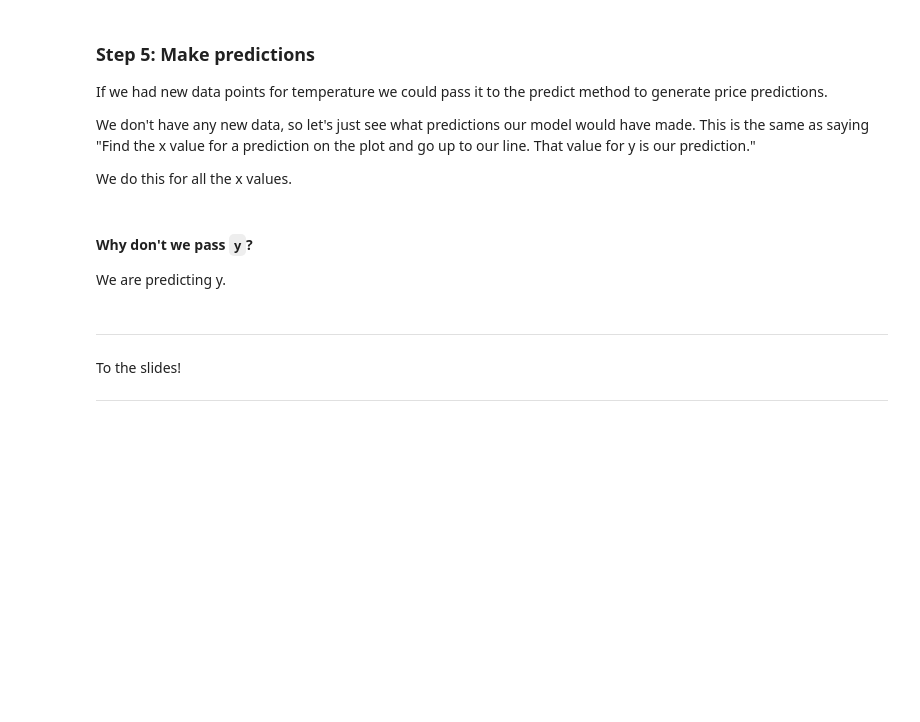
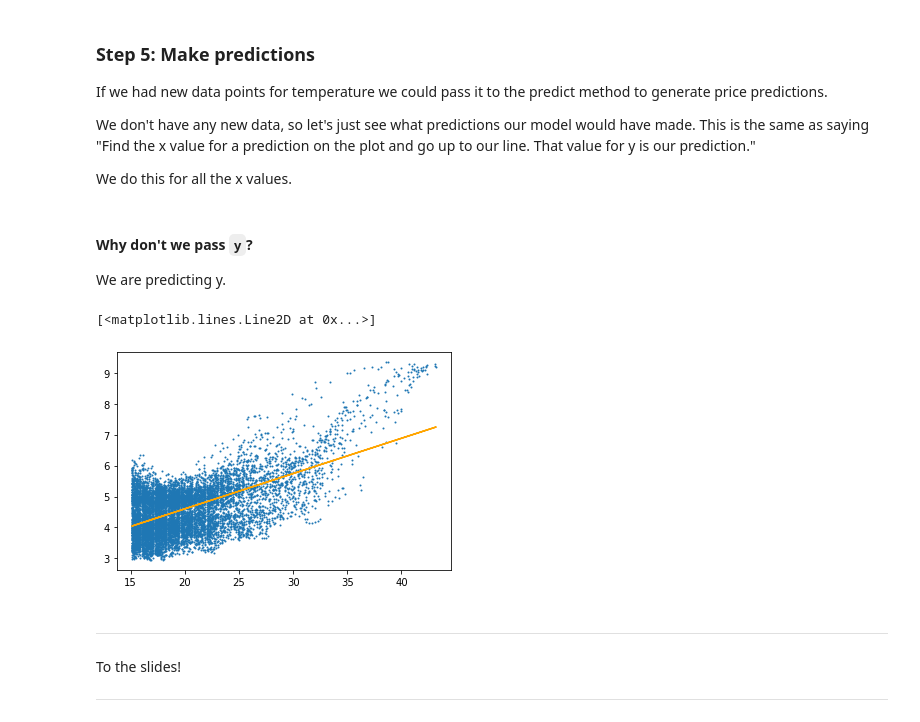
Before and after one commit to samar22basel/ITE_Machine_Learning_Workshop, a Jupyter notebook: Notebook/Lesson-linear-regression/starter-code.ipynb, the cells around one changed output. Cells and saved outputs as stored; diff of their text form; code cells hidden in the pictures; blank space fills up the shorter version.

```diff
--- a/Notebook/Lesson-linear-regression/starter-code.ipynb
+++ b/Notebook/Lesson-linear-regression/starter-code.ipynb
@@ -128,4 +166,4 @@ Scikit-learn expects a two dimensional object. Usually we have more than one pre
 y is the outcome variable
 # %%
 # We need a y vector that is length n
-y =
+y = elec['demand']
@@ -137,7 +179,9 @@ Scikit-learn supervised learning estimators are expecting a single output column
 ### Step 2: Instantiate the model
 # %%
 # Step 2: Instantiate the model
+lr = LinearRegression()
 # %% [markdown]
 ### Step 3: Fit the model
 # %%
 # Step 3: Fit the model
+lr.fit(X,y)
@@ -172,6 +225,7 @@ We don't have any new data, so let's just see what predictions our model would h
 We do this for all the x values.
 # %%
 # Make predictions
+y_pred = lr.predict(X)
 # %% [markdown]
 #### Why don't we pass `y`?
 
@@ -181,3 +233,10 @@ We are predicting y.
+# %%
+# We can plot them, too!
+plt.scatter(elec['temp'],elec['demand'],s=1)
+plt.plot(elec['temp'],y_pred,color= 'orange')
+# %% [output]
+[<matplotlib.lines.Line2D at 0x...>]
+[figure, added]
 # %% [markdown]
 ---
 
```
Also changed, not shown: parts of 15 cells of this notebook, 16 other files.
